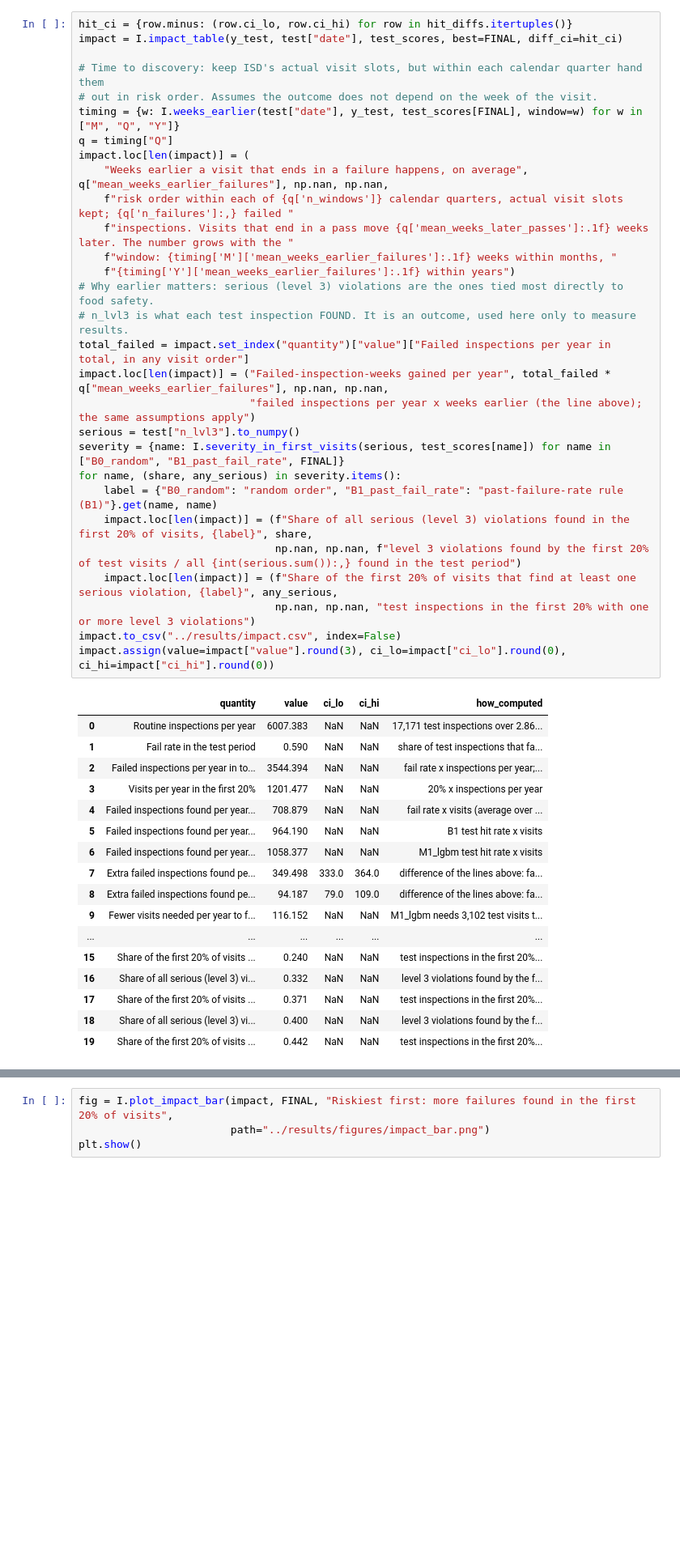
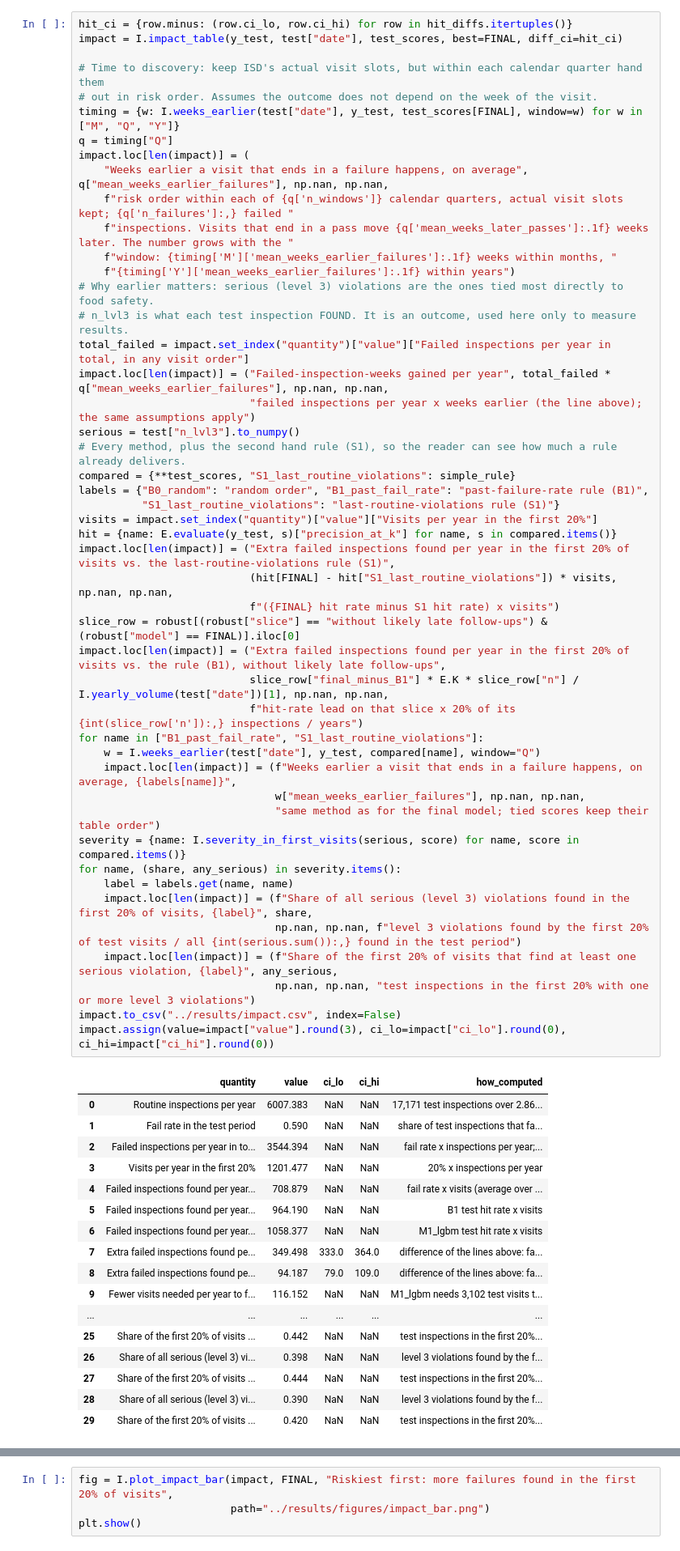
Before and after one commit to nh13120/boston-restaurant-inspection-risk, a Jupyter notebook: notebooks/04_results.ipynb, the cells around one changed output, grey strips where cells are left out. Shown at 81% size. Drawn from its saved outputs; the diff is of its cells as text; blank space fills up the shorter version.

Commit message:
Gate 4 round 3 fixes: one-page README with hand-rule comparators, docs closed out

```diff
--- a/notebooks/04_results.ipynb
+++ b/notebooks/04_results.ipynb
@@ -316,40 +316,58 @@ impact.loc[len(impact)] = (
     f"risk order within each of {q['n_windows']} calendar quarters, actual visit slots kept; {q['n_failures']:,} failed "
     f"inspections. Visits that end in a pass move {q['mean_weeks_later_passes']:.1f} weeks later. The number grows with the "
     f"window: {timing['M']['mean_weeks_earlier_failures']:.1f} weeks within months, "
     f"{timing['Y']['mean_weeks_earlier_failures']:.1f} within years")
 # Why earlier matters: serious (level 3) violations are the ones tied most directly to food safety.
 # n_lvl3 is what each test inspection FOUND. It is an outcome, used here only to measure results.
 total_failed = impact.set_index("quantity")["value"]["Failed inspections per year in total, in any visit order"]
 impact.loc[len(impact)] = ("Failed-inspection-weeks gained per year", total_failed * q["mean_weeks_earlier_failures"], np.nan, np.nan,
                            "failed inspections per year x weeks earlier (the line above); the same assumptions apply")
 serious = test["n_lvl3"].to_numpy()
-severity = {name: I.severity_in_first_visits(serious, test_scores[name]) for name in ["B0_random", "B1_past_fail_rate", FINAL]}
+# Every method, plus the second hand rule (S1), so the reader can see how much a rule already delivers.
+compared = {**test_scores, "S1_last_routine_violations": simple_rule}
+labels = {"B0_random": "random order", "B1_past_fail_rate": "past-failure-rate rule (B1)",
+          "S1_last_routine_violations": "last-routine-violations rule (S1)"}
+visits = impact.set_index("quantity")["value"]["Visits per year in the first 20%"]
+hit = {name: E.evaluate(y_test, s)["precision_at_k"] for name, s in compared.items()}
+impact.loc[len(impact)] = ("Extra failed inspections found per year in the first 20% of visits vs. the last-routine-violations rule (S1)",
+                           (hit[FINAL] - hit["S1_last_routine_violations"]) * visits, np.nan, np.nan,
+                           f"({FINAL} hit rate minus S1 hit rate) x visits")
+slice_row = robust[(robust["slice"] == "without likely late follow-ups") & (robust["model"] == FINAL)].iloc[0]
+impact.loc[len(impact)] = ("Extra failed inspections found per year in the first 20% of visits vs. the rule (B1), without likely late follow-ups",
+                           slice_row["final_minus_B1"] * E.K * slice_row["n"] / I.yearly_volume(test["date"])[1], np.nan, np.nan,
+                           f"hit-rate lead on that slice x 20% of its {int(slice_row['n']):,} inspections / years")
+for name in ["B1_past_fail_rate", "S1_last_routine_violations"]:
+    w = I.weeks_earlier(test["date"], y_test, compared[name], window="Q")
+    impact.loc[len(impact)] = (f"Weeks earlier a visit that ends in a failure happens, on average, {labels[name]}",
+                               w["mean_weeks_earlier_failures"], np.nan, np.nan,
+                               "same method as for the final model; tied scores keep their table order")
+severity = {name: I.severity_in_first_visits(serious, score) for name, score in compared.items()}
 for name, (share, any_serious) in severity.items():
-    label = {"B0_random": "random order", "B1_past_fail_rate": "past-failure-rate rule (B1)"}.get(name, name)
+    label = labels.get(name, name)
     impact.loc[len(impact)] = (f"Share of all serious (level 3) violations found in the first 20% of visits, {label}", share,
                                np.nan, np.nan, f"level 3 violations found by the first 20% of test visits / all {int(serious.sum()):,} found in the test period")
     impact.loc[len(impact)] = (f"Share of the first 20% of visits that find at least one serious violation, {label}", any_serious,
                                np.nan, np.nan, "test inspections in the first 20% with one or more level 3 violations")
 impact.to_csv("../results/impact.csv", index=False)
 impact.assign(value=impact["value"].round(3), ci_lo=impact["ci_lo"].round(0), ci_hi=impact["ci_hi"].round(0))
 # %% [output]
 |  | quantity | value | ci_lo | ci_hi | how_computed |
 | 0 | Routine inspections per year | 6007.383 | NaN | NaN | 17,171 test inspections over 2.86... |
 | 1 | Fail rate in the test period | 0.590 | NaN | NaN | share of test inspections that fa... |
 | 2 | Failed inspections per year in to... | 3544.394 | NaN | NaN | fail rate x inspections per year;... |
 | 3 | Visits per year in the first 20% | 1201.477 | NaN | NaN | 20% x inspections per year |
 | 4 | Failed inspections found per year... | 708.879 | NaN | NaN | fail rate x visits (average over ... |
 | 5 | Failed inspections found per year... | 964.190 | NaN | NaN | B1 test hit rate x visits |
 | 6 | Failed inspections found per year... | 1058.377 | NaN | NaN | M1_lgbm test hit rate x visits |
 | 7 | Extra failed inspections found pe... | 349.498 | 333.0 | 364.0 | difference of the lines above: fa... |
 | 8 | Extra failed inspections found pe... | 94.187 | 79.0 | 109.0 | difference of the lines above: fa... |
 | 9 | Fewer visits needed per year to f... | 116.152 | NaN | NaN | M1_lgbm needs 3,102 test visits t... |
 | ... | ... | ... | ... | ... | ... |
-| 15 | Share of the first 20% of visits ... | 0.240 | NaN | NaN | test inspections in the first 20%... |
-| 16 | Share of all serious (level 3) vi... | 0.332 | NaN | NaN | level 3 violations found by the f... |
-| 17 | Share of the first 20% of visits ... | 0.371 | NaN | NaN | test inspections in the first 20%... |
-| 18 | Share of all serious (level 3) vi... | 0.400 | NaN | NaN | level 3 violations found by the f... |
-| 19 | Share of the first 20% of visits ... | 0.442 | NaN | NaN | test inspections in the first 20%... |
+| 25 | Share of the first 20% of visits ... | 0.442 | NaN | NaN | test inspections in the first 20%... |
+| 26 | Share of all serious (level 3) vi... | 0.398 | NaN | NaN | level 3 violations found by the f... |
+| 27 | Share of the first 20% of visits ... | 0.444 | NaN | NaN | test inspections in the first 20%... |
+| 28 | Share of all serious (level 3) vi... | 0.390 | NaN | NaN | level 3 violations found by the f... |
+| 29 | Share of the first 20% of visits ... | 0.420 | NaN | NaN | test inspections in the first 20%... |
 # %%
 fig = I.plot_share_bar({name: share for name, (share, _) in severity.items()}, FINAL,
                        "Riskiest first: more of the serious violations are found early",
```
Also changed, not shown: parts of 2 cells of this notebook, 8 other files.
